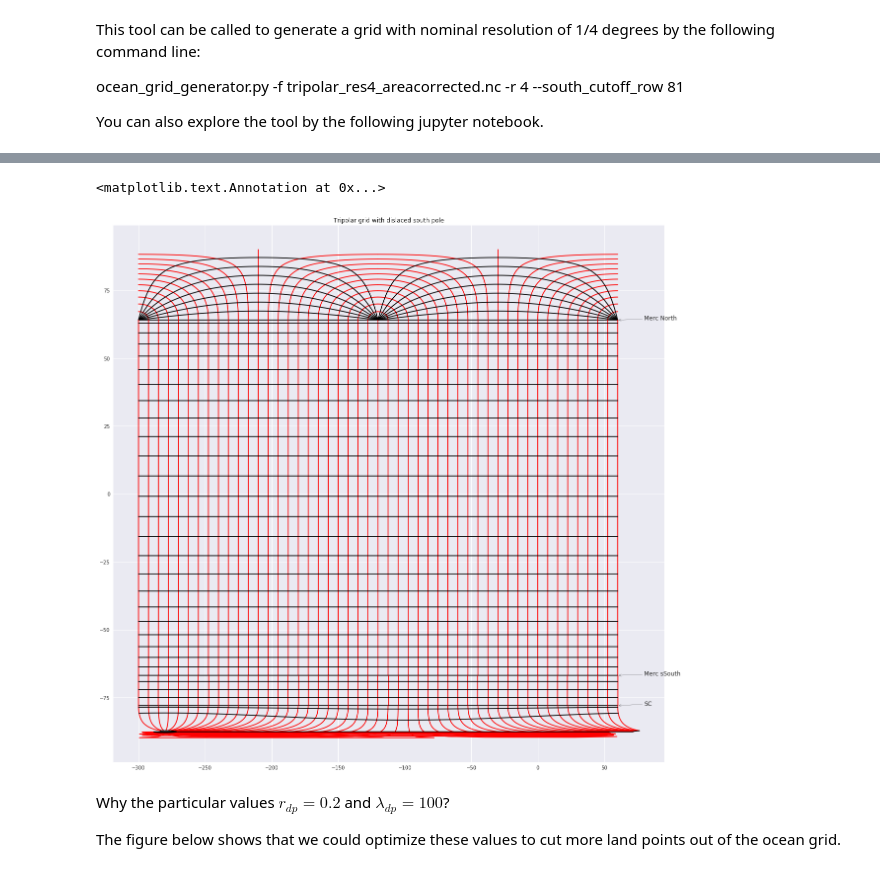
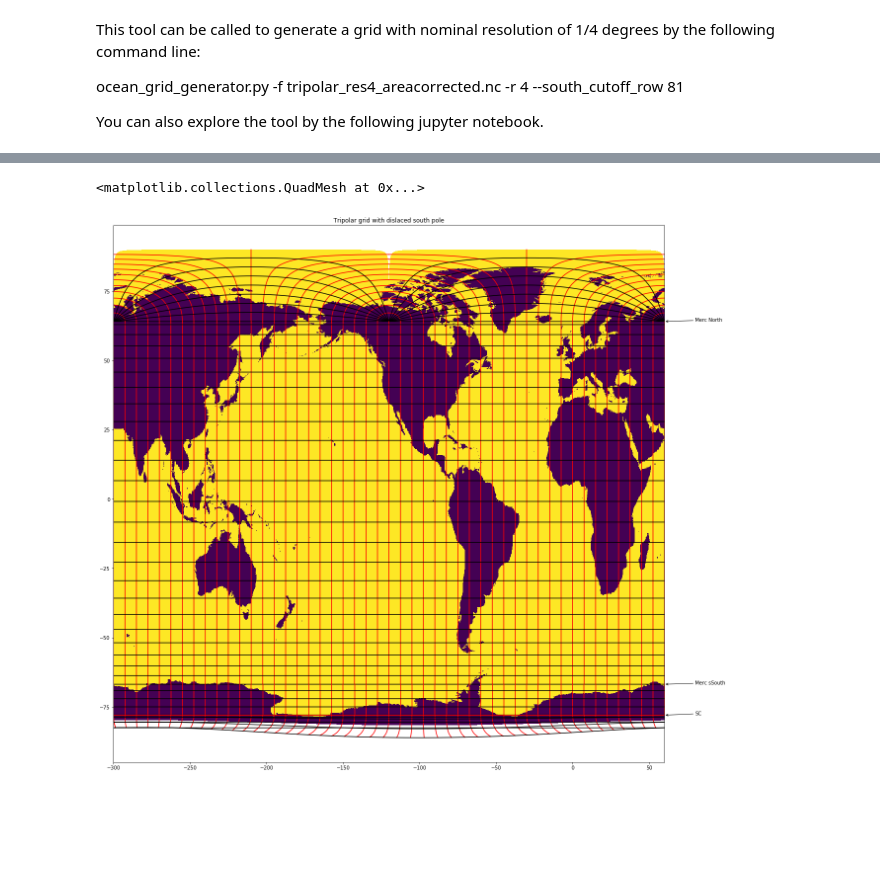
Before and after one commit to nikizadehgfdl/grid_generation, a Jupyter notebook: ocean_grid_generator_guide.ipynb, the cells around one changed output, grey strips where cells are left out. Cells and saved outputs as stored; diff of their text form; code cells hidden in the pictures; blank space fills up the shorter version.

```diff
--- a/ocean_grid_generator_guide.ipynb
+++ b/ocean_grid_generator_guide.ipynb
@@ -468,13 +495,14 @@ import numpy as np
 # %%
 ### Specify the grid properties
-inverse_nominal_resolution=4 # This is the inverse of the nominal resolution in degrees (8 for 1/8 degrees)
+degree_resolution_inverse=4 # This is the inverse of the nominal resolution in degrees (8 for 1/8 degrees)
+refineR=degree_resolution_inverse
+refineS=2 # factor 2 is for supergrid
 lenlon=360  # global longitude range
-Ni=2*lenlon* inverse_nominal_resolution #Number of longitude partitions Eq(5)
+Ni=int(refineR*refineS* lenlon) #Number of longitude partitions Eq(5)
 
 #Mercator grid nominal extents
 #These values were chosen to generate a grid very close to the MIDAS grid for 1/4 degree OMIP
-phi_s_Merc, phi_n_Merc = -66.85954724706843, 64.0589597296948
-
+phi_s_Merc, phi_n_Merc = -66.85954725, 64.05895973
 lon0=-300. #Starting longitude (also the longitude of the Northern bipoles)
            #Why this particular value? I think it's chosen so that North America will be at the center of the map!
 # %%
@@ -641,18 +650,21 @@ phiBP[-1,2880//4]
 # %%
 plt.figure(figsize=(20,20))
 plt.title("Tripolar grid with dislaced south pole")
-plot_mesh_in_latlon(lamBP, phiBP, stride=60,newfig=False)
-plot_mesh_in_latlon(lamMerc,phiMerc, stride=60,newfig=False);
-plot_mesh_in_latlon(lamSO,phiSO, stride=60,newfig=False)
-plot_mesh_in_latlon(lamc_DP,phic_DP, stride=60,newfig=False)
+ogg.plot_mesh_in_latlon(lamBP, phiBP, stride=60,newfig=False)
+ogg.plot_mesh_in_latlon(lamMerc,phiMerc, stride=60,newfig=False);
+ogg.plot_mesh_in_latlon(lamSO,phiSO, stride=60,newfig=False)
+ogg.plot_mesh_in_latlon(lamSC,phiSC, stride=60,newfig=False)
 #plt.arrow(70,-75,10,10)
 plt.annotate("Merc North",xy=(60,phi_n_Merc), xytext=(80, phi_n_Merc),arrowprops=dict(arrowstyle="->"))
 plt.annotate("Merc sSouth",xy=(60,phi_s_Merc), xytext=(80, phi_s_Merc),arrowprops=dict(arrowstyle="->"))
 plt.annotate("SC",xy=(60,lat0_SO), xytext=(80, lat0_SO),arrowprops=dict(arrowstyle="->"))
+
+import netCDF4 as nc
+ocean_static = nc.Dataset('/work/Niki.Zadeh/archive/OM4p25_ocean_static.nc')
+geolon = np.array(ocean_static.variables['geolon'])
+geolat = np.array(ocean_static.variables['geolat'])
+wet = np.array(ocean_static.variables['wet'])
+plt.pcolormesh(geolon,geolat,wet)
 # %% [output]
-<matplotlib.text.Annotation at 0x...>
+<matplotlib.collections.QuadMesh at 0x...>
-[figure, old version]
+[figure, new version]
-# %% [markdown]
-Why the particular values $r_{dp}=0.2$ and $\lambda_{dp}=100$?
-
-The figure below shows that we could optimize these values to cut more land points out of the ocean grid.
```
Also changed, not shown: parts of 15 cells of this notebook, 2 other files.
